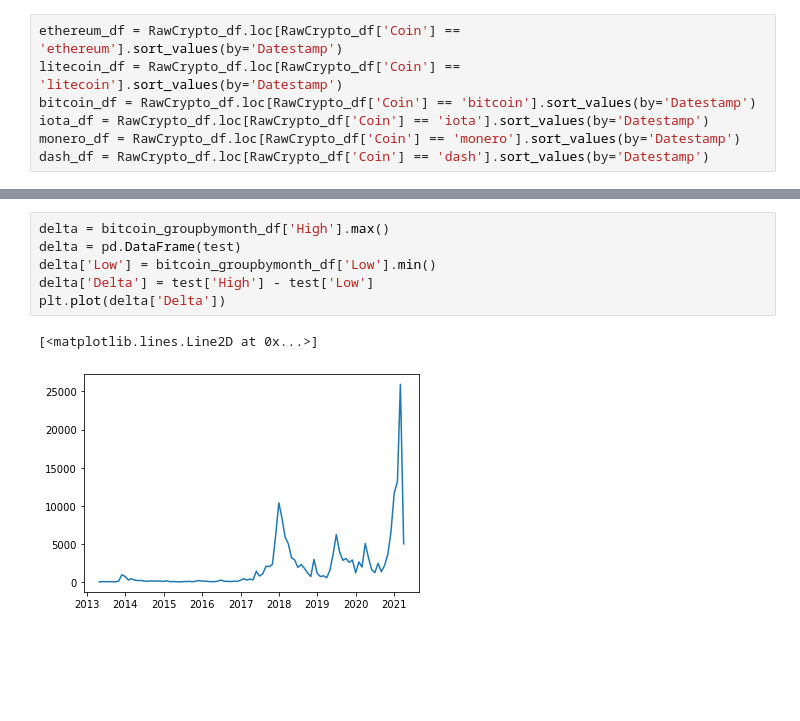
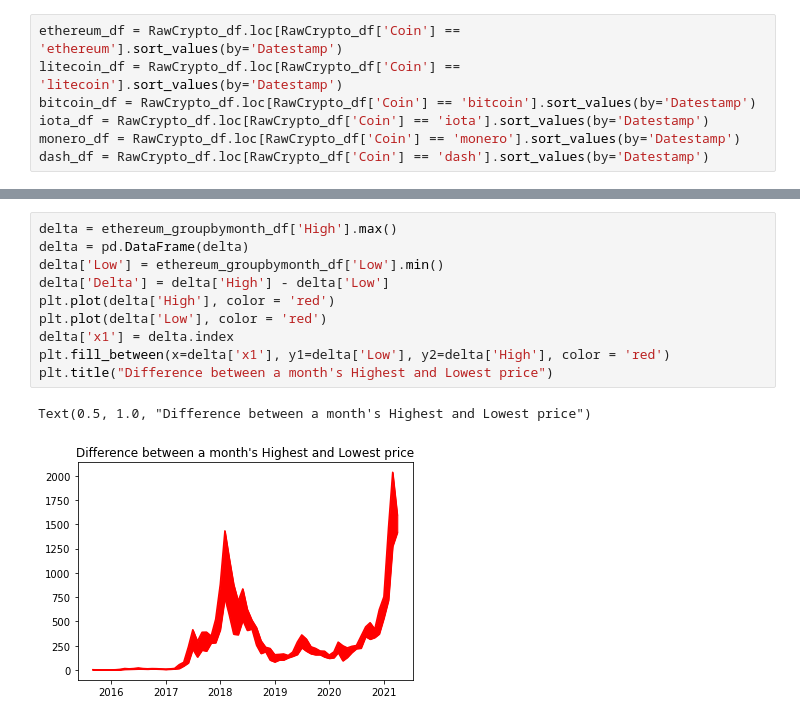
Before and after one commit to nickkyklausng/Crypto-Assignment, a Jupyter notebook: Dave-Crypto-Scratch-Notebook.ipynb, the cells around one changed output, grey strips where cells are left out. Drawn from its saved outputs; the diff is of its cells as text; blank space fills up the shorter version.

```diff
--- a/Dave-Crypto-Scratch-Notebook.ipynb
+++ b/Dave-Crypto-Scratch-Notebook.ipynb
@@ -112,9 +97,13 @@ plt.title('Lowest and Highest Prices By Month')
-# %%
-delta = bitcoin_groupbymonth_df['High'].max()
-delta = pd.DataFrame(test)
-delta['Low'] = bitcoin_groupbymonth_df['Low'].min()
-delta['Delta'] = test['High'] - test['Low']
-plt.plot(delta['Delta'])
-# %% [output]
-[<matplotlib.lines.Line2D at 0x...>]
-[figure, removed]
+# %%
+delta = ethereum_groupbymonth_df['High'].max()
+delta = pd.DataFrame(delta)
+delta['Low'] = ethereum_groupbymonth_df['Low'].min()
+delta['Delta'] = delta['High'] - delta['Low']
+plt.plot(delta['High'], color = 'red')
+plt.plot(delta['Low'], color = 'red')
+delta['x1'] = delta.index
+plt.fill_between(x=delta['x1'], y1=delta['Low'], y2=delta['High'], color = 'red')
+plt.title("Difference between a month's Highest and Lowest price")
+# %% [output]
+Text(0.5, 1.0, "Difference between a month's Highest and Lowest price")
+[figure, added]
```
Also changed, not shown: parts of 10 cells of this notebook, 1 other file.
